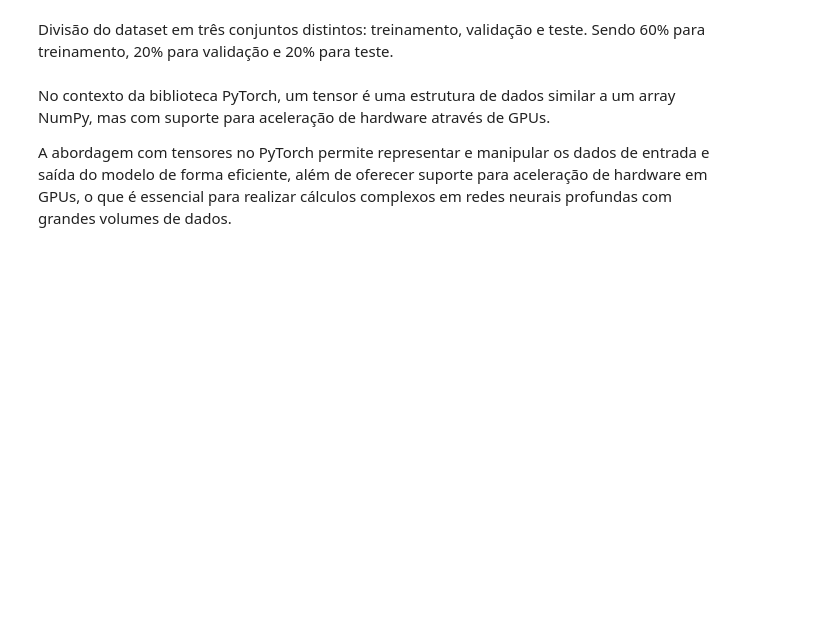
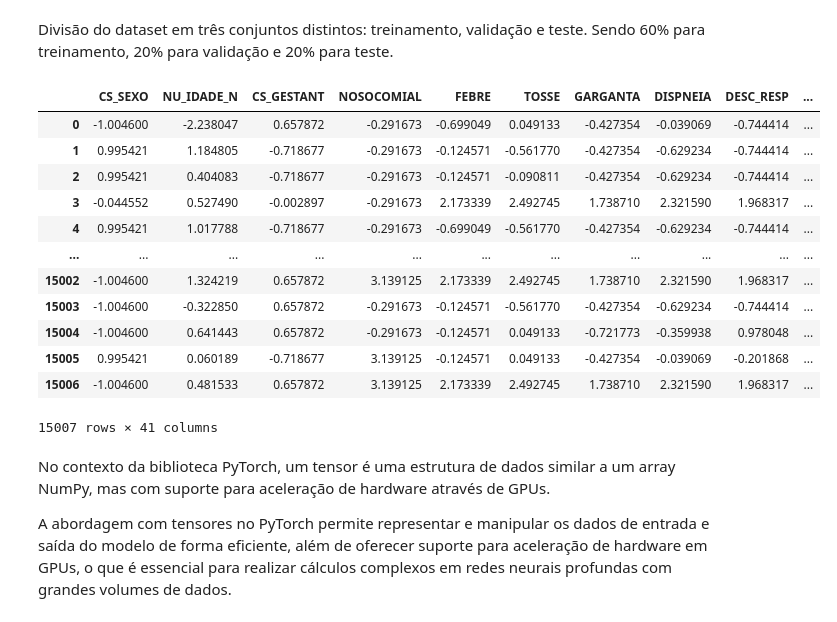
Before and after one commit to Willian-P/TCC-CNN-1D, a Jupyter notebook: TestandoRede.ipynb, the cells around one changed output. Cells and saved outputs as stored; diff of their text form; code cells hidden in the pictures; blank space fills up the shorter version.

```diff
--- a/TestandoRede.ipynb
+++ b/TestandoRede.ipynb
@@ -56,23 +56,39 @@ Divisão do dataset em três conjuntos distintos: treinamento, validação e tes
 # %%
 # Cria um array para armazenar os índices do dataset original. Para embaralhar os índices e, posteriormente dividir os dados aleatoriamente.
 index = np.array(dataset.index)
 
 # Embaralha os índices de forma aleatória
 np.random.shuffle(index)
 # Número total de amostras no dataset
 n = len(index)
 
 # Seleciona os índices das primeiras 60% amostras embaralhadas para o conjunto de treinamento.
 train_index = index[0:int(0.6*n)]
 # As amostras da posição 60% até a posição 80% para o conjunto de validação
 valid_index = index[int(0.6*n):int(0.8*n)]
 # As amostras da posição 80% até o final para o conjunto de teste
 test_index = index[int(0.8*n):]
 
 # Cria um dataset para armazenar cada conjunto, treino, validação e teste, respectivamente e reindexa os índices
 train_dset = dataset.loc[train_index].reset_index(drop=True)
 valid_dset = dataset.loc[valid_index].reset_index(drop=True)
 test_dset = dataset.loc[test_index].reset_index(drop=True)
+
+train_dset
+# %% [output]
+|  | CS_SEXO | NU_IDADE_N | CS_GESTANT | NOSOCOMIAL | FEBRE | TOSSE | GARGANTA | DISPNEIA | DESC_RESP | ... |
+| 0 | -1.004600 | -2.238047 | 0.657872 | -0.291673 | -0.699049 | 0.049133 | -0.427354 | -0.039069 | -0.744414 | ... |
+| 1 | 0.995421 | 1.184805 | -0.718677 | -0.291673 | -0.124571 | -0.561770 | -0.427354 | -0.629234 | -0.744414 | ... |
+| 2 | 0.995421 | 0.404083 | -0.718677 | -0.291673 | -0.124571 | -0.090811 | -0.427354 | -0.629234 | -0.744414 | ... |
+| 3 | -0.044552 | 0.527490 | -0.002897 | -0.291673 | 2.173339 | 2.492745 | 1.738710 | 2.321590 | 1.968317 | ... |
+| 4 | 0.995421 | 1.017788 | -0.718677 | -0.291673 | -0.699049 | -0.561770 | -0.427354 | -0.629234 | -0.744414 | ... |
+| ... | ... | ... | ... | ... | ... | ... | ... | ... | ... | ... |
+| 15002 | -1.004600 | 1.324219 | 0.657872 | 3.139125 | 2.173339 | 2.492745 | 1.738710 | 2.321590 | 1.968317 | ... |
+| 15003 | -1.004600 | -0.322850 | 0.657872 | -0.291673 | -0.124571 | -0.561770 | -0.427354 | -0.629234 | -0.744414 | ... |
+| 15004 | -1.004600 | 0.641443 | 0.657872 | -0.291673 | -0.124571 | 0.049133 | -0.721773 | -0.359938 | 0.978048 | ... |
+| 15005 | 0.995421 | 0.060189 | -0.718677 | 3.139125 | -0.124571 | 0.049133 | -0.427354 | -0.039069 | -0.201868 | ... |
+| 15006 | -1.004600 | 0.481533 | 0.657872 | 3.139125 | 2.173339 | 2.492745 | 1.738710 | 2.321590 | 1.968317 | ... |
+15007 rows × 41 columns
 # %%
 # Obtendo os atributos (features) do dataset, excluindo a coluna 'EVOLUCAO'
 input_features = dataset.columns.drop('EVOLUCAO').tolist()
```
Also changed, not shown: 5 other files.
